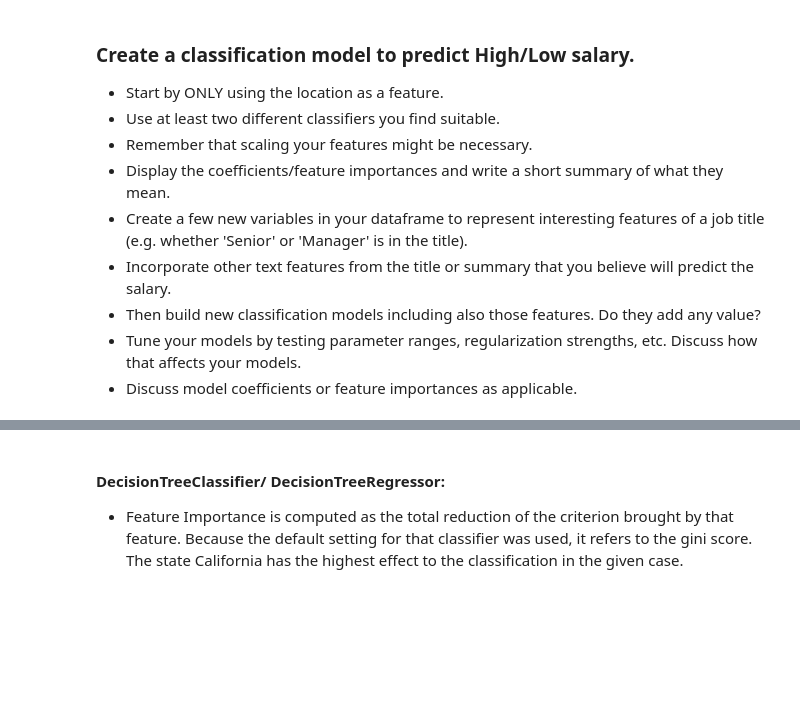
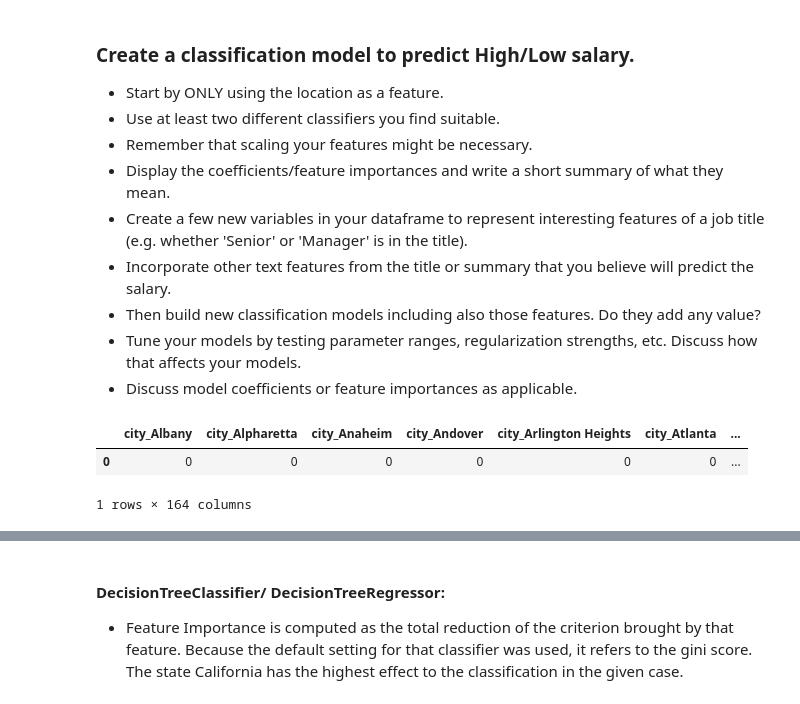
Before and after one commit to androi7/ds-mini-projects, a Jupyter notebook: WebScraping/Salary.ipynb, the cells around one changed output, grey strips where cells are left out. Cells and saved outputs as stored; diff of their text form; code cells hidden in the pictures; blank space fills up the shorter version.

```diff
--- a/WebScraping/Salary.ipynb
+++ b/WebScraping/Salary.ipynb
@@ -1130,6 +1130,11 @@ from sklearn.model_selection import train_test_split, cross_val_score, KFold, St
 from sklearn.preprocessing import StandardScaler
 from sklearn.impute import SimpleImputer
 # %%
-X = jobs[['city', 'state', 'high_salary']]
+X = jobs[['city', 'state', 'high_salary']].copy()
 X = pd.get_dummies(X, prefix=['city', 'state'], columns=['city', 'state'], drop_first=True)
+y = X.pop('high_salary')
 X.head(1)
+# %% [output]
+|  | city_Albany | city_Alpharetta | city_Anaheim | city_Andover | city_Arlington Heights | city_Atlanta | ... |
+| 0 | 0 | 0 | 0 | 0 | 0 | 0 | ... |
+1 rows × 164 columns
```
Also changed, not shown: parts of 19 cells of this notebook, 4 other files.
